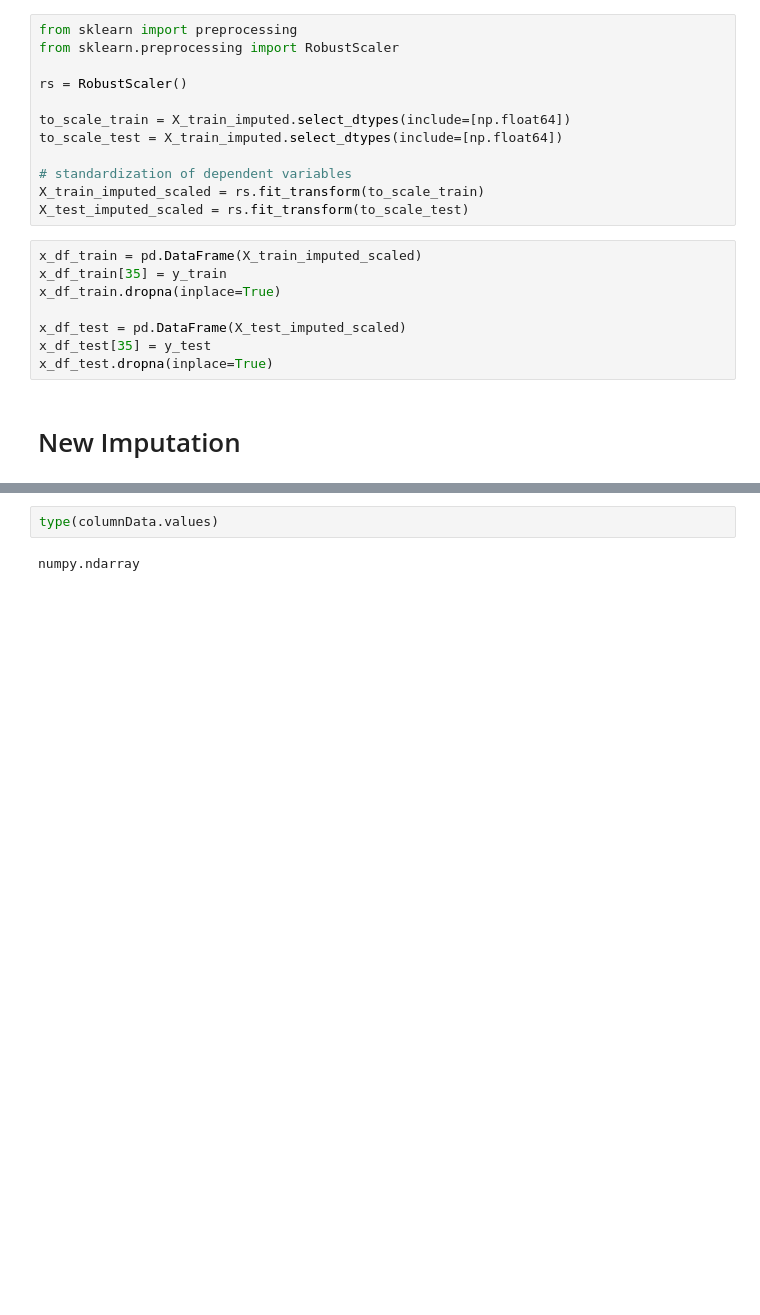
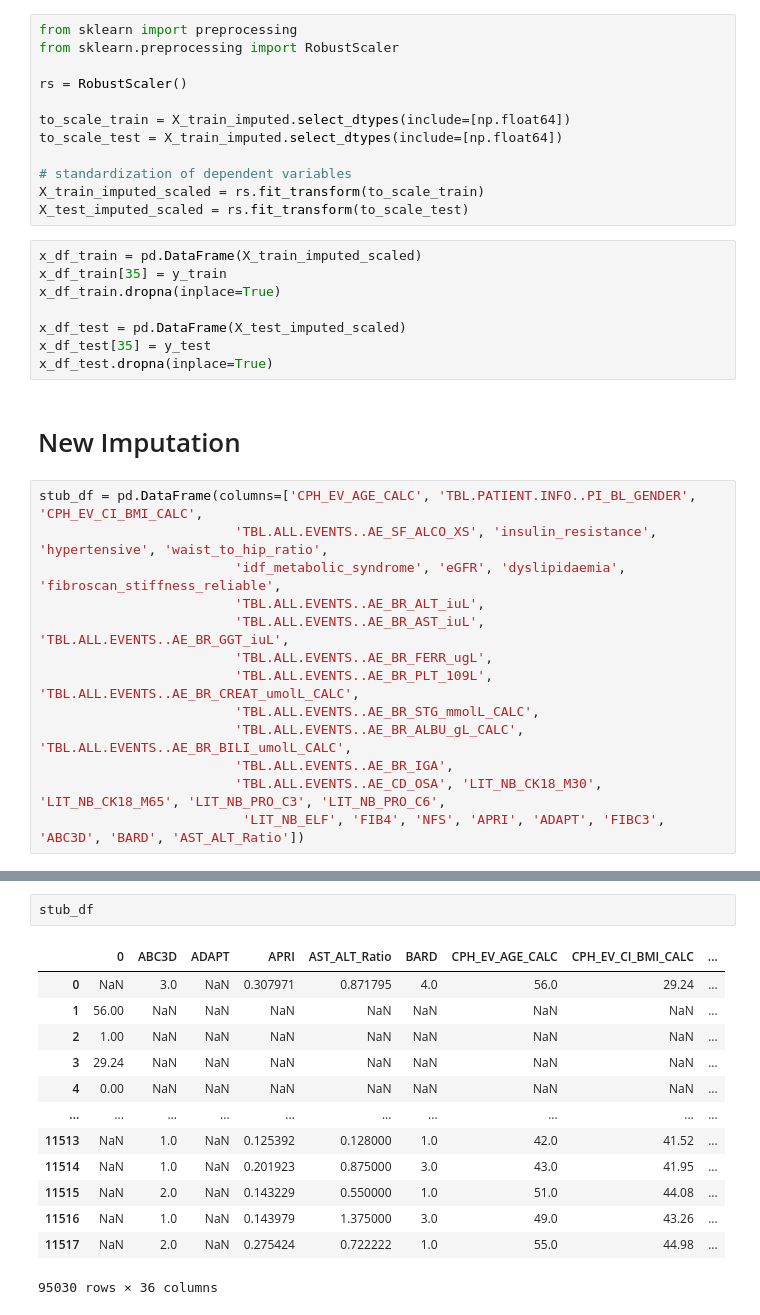
Before and after one commit to LBncl/AmazonMLInterviewQuestion, a Jupyter notebook: NAFLD.ipynb, the cells around one changed output, grey strips where cells are left out. Saved outputs shown, nothing was run; the diff lists cells and outputs as text; blank space fills up the shorter version.

```diff
--- a/NAFLD.ipynb
+++ b/NAFLD.ipynb
@@ -549,3 +549,16 @@ x_df_test[35] = y_test
 x_df_test.dropna(inplace=True)
 # %% [markdown]
 # New Imputation
+# %%
+stub_df = pd.DataFrame(columns=['CPH_EV_AGE_CALC', 'TBL.PATIENT.INFO..PI_BL_GENDER', 'CPH_EV_CI_BMI_CALC',
+                         'TBL.ALL.EVENTS..AE_SF_ALCO_XS', 'insulin_resistance', 'hypertensive', 'waist_to_hip_ratio',
+                         'idf_metabolic_syndrome', 'eGFR', 'dyslipidaemia', 'fibroscan_stiffness_reliable',
+                         'TBL.ALL.EVENTS..AE_BR_ALT_iuL',
+                         'TBL.ALL.EVENTS..AE_BR_AST_iuL', 'TBL.ALL.EVENTS..AE_BR_GGT_iuL',
+                         'TBL.ALL.EVENTS..AE_BR_FERR_ugL',
+                         'TBL.ALL.EVENTS..AE_BR_PLT_109L', 'TBL.ALL.EVENTS..AE_BR_CREAT_umolL_CALC',
+                         'TBL.ALL.EVENTS..AE_BR_STG_mmolL_CALC',
+                         'TBL.ALL.EVENTS..AE_BR_ALBU_gL_CALC', 'TBL.ALL.EVENTS..AE_BR_BILI_umolL_CALC',
+                         'TBL.ALL.EVENTS..AE_BR_IGA',
+                         'TBL.ALL.EVENTS..AE_CD_OSA', 'LIT_NB_CK18_M30', 'LIT_NB_CK18_M65', 'LIT_NB_PRO_C3', 'LIT_NB_PRO_C6',
+                          'LIT_NB_ELF', 'FIB4', 'NFS', 'APRI', 'ADAPT', 'FIBC3', 'ABC3D', 'BARD', 'AST_ALT_Ratio'])
@@ -633,4 +648,16 @@ Replacing [35.3] with 35.3 for fibroscan_stiffness_reliable for paitent UP751BAL
-# %%
-type(columnData.values)
-# %% [output]
-numpy.ndarray
+# %%
+stub_df
+# %% [output]
+|  | 0 | ABC3D | ADAPT | APRI | AST_ALT_Ratio | BARD | CPH_EV_AGE_CALC | CPH_EV_CI_BMI_CALC | ... |
+| 0 | NaN | 3.0 | NaN | 0.307971 | 0.871795 | 4.0 | 56.0 | 29.24 | ... |
+| 1 | 56.00 | NaN | NaN | NaN | NaN | NaN | NaN | NaN | ... |
+| 2 | 1.00 | NaN | NaN | NaN | NaN | NaN | NaN | NaN | ... |
+| 3 | 29.24 | NaN | NaN | NaN | NaN | NaN | NaN | NaN | ... |
+| 4 | 0.00 | NaN | NaN | NaN | NaN | NaN | NaN | NaN | ... |
+| ... | ... | ... | ... | ... | ... | ... | ... | ... | ... |
+| 11513 | NaN | 1.0 | NaN | 0.125392 | 0.128000 | 1.0 | 42.0 | 41.52 | ... |
+| 11514 | NaN | 1.0 | NaN | 0.201923 | 0.875000 | 3.0 | 43.0 | 41.95 | ... |
+| 11515 | NaN | 2.0 | NaN | 0.143229 | 0.550000 | 1.0 | 51.0 | 44.08 | ... |
+| 11516 | NaN | 1.0 | NaN | 0.143979 | 1.375000 | 3.0 | 49.0 | 43.26 | ... |
+| 11517 | NaN | 2.0 | NaN | 0.275424 | 0.722222 | 1.0 | 55.0 | 44.98 | ... |
+95030 rows × 36 columns
```
Also changed, not shown: parts of 2 cells of this notebook.
